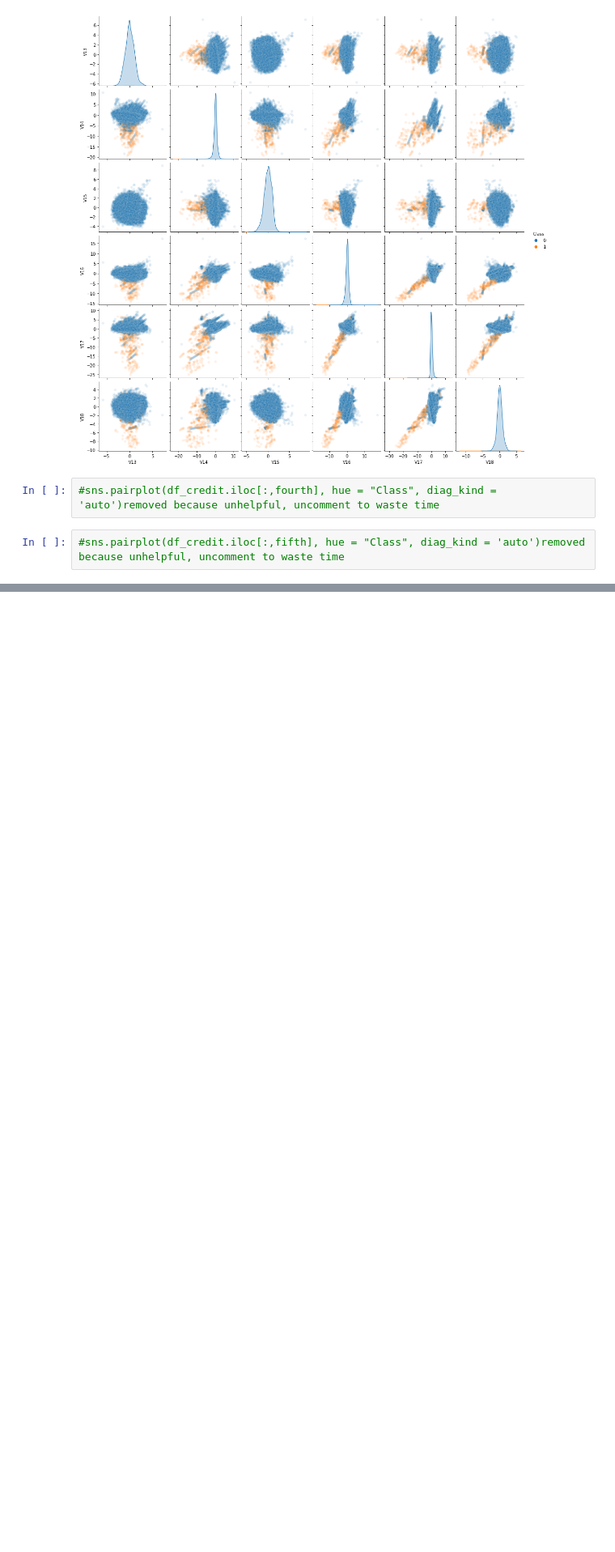
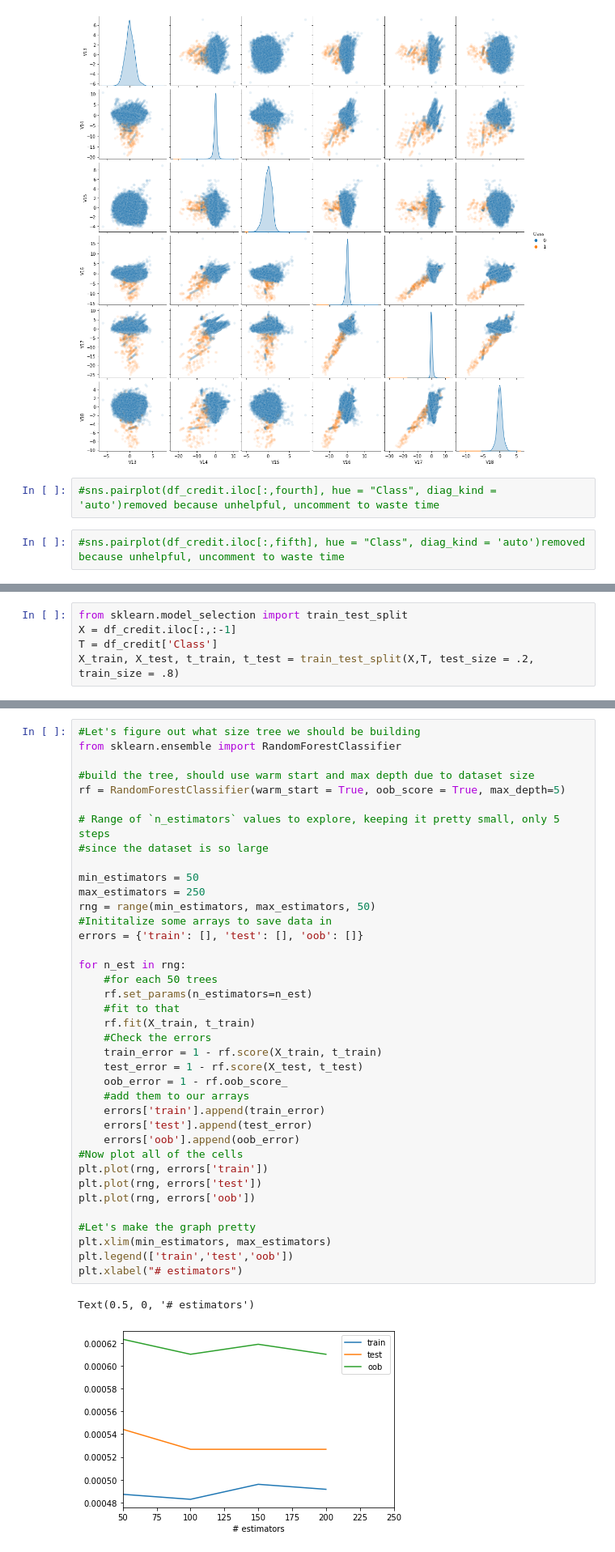
Before and after one commit to Mitchel-Smith/credit-card-fraud, a Jupyter notebook: FraudDetection.ipynb, the cells around one changed output, grey strips where cells are left out. Shown at 81% size. Cells and saved outputs as stored; diff of their text form; blank space fills up the shorter version.

```diff
--- a/FraudDetection.ipynb
+++ b/FraudDetection.ipynb
@@ -92,0 +93,5 @@ sns.pairplot(df_credit.iloc[:,third], hue = "Class", plot_kws={'alpha':0.1})
+# %%
+from sklearn.model_selection import train_test_split
+X = df_credit.iloc[:,:-1]
+T = df_credit['Class']
+X_train, X_test, t_train, t_test = train_test_split(X,T, test_size = .2, train_size = .8)
@@ -92,0 +153,41 @@ sns.pairplot(df_credit.iloc[:,third], hue = "Class", plot_kws={'alpha':0.1})
+# %%
+#Let's figure out what size tree we should be building
+from sklearn.ensemble import RandomForestClassifier
+
+#build the tree, should use warm start and max depth due to dataset size
+rf = RandomForestClassifier(warm_start = True, oob_score = True, max_depth=5)
+
+# Range of `n_estimators` values to explore, keeping it pretty small, only 5 steps
+#since the dataset is so large
+
+min_estimators = 50
+max_estimators = 250
+rng = range(min_estimators, max_estimators, 50)
+#Inititalize some arrays to save data in
+errors = {'train': [], 'test': [], 'oob': []}
+
+for n_est in rng:
+    #for each 50 trees
+    rf.set_params(n_estimators=n_est)
+    #fit to that
+    rf.fit(X_train, t_train)
+    #Check the errors
+    train_error = 1 - rf.score(X_train, t_train)
+    test_error = 1 - rf.score(X_test, t_test)
+    oob_error = 1 - rf.oob_score_
+    #add them to our arrays
+    errors['train'].append(train_error)
+    errors['test'].append(test_error)
+    errors['oob'].append(oob_error)
+#Now plot all of the cells
+plt.plot(rng, errors['train'])
+plt.plot(rng, errors['test'])
+plt.plot(rng, errors['oob'])
+
+#Let's make the graph pretty
+plt.xlim(min_estimators, max_estimators)
+plt.legend(['train','test','oob'])
+plt.xlabel("# estimators")
+# %% [output]
+Text(0.5, 0, '# estimators')
+[figure, added]
```
Also changed, not shown: parts of 13 cells of this notebook.
